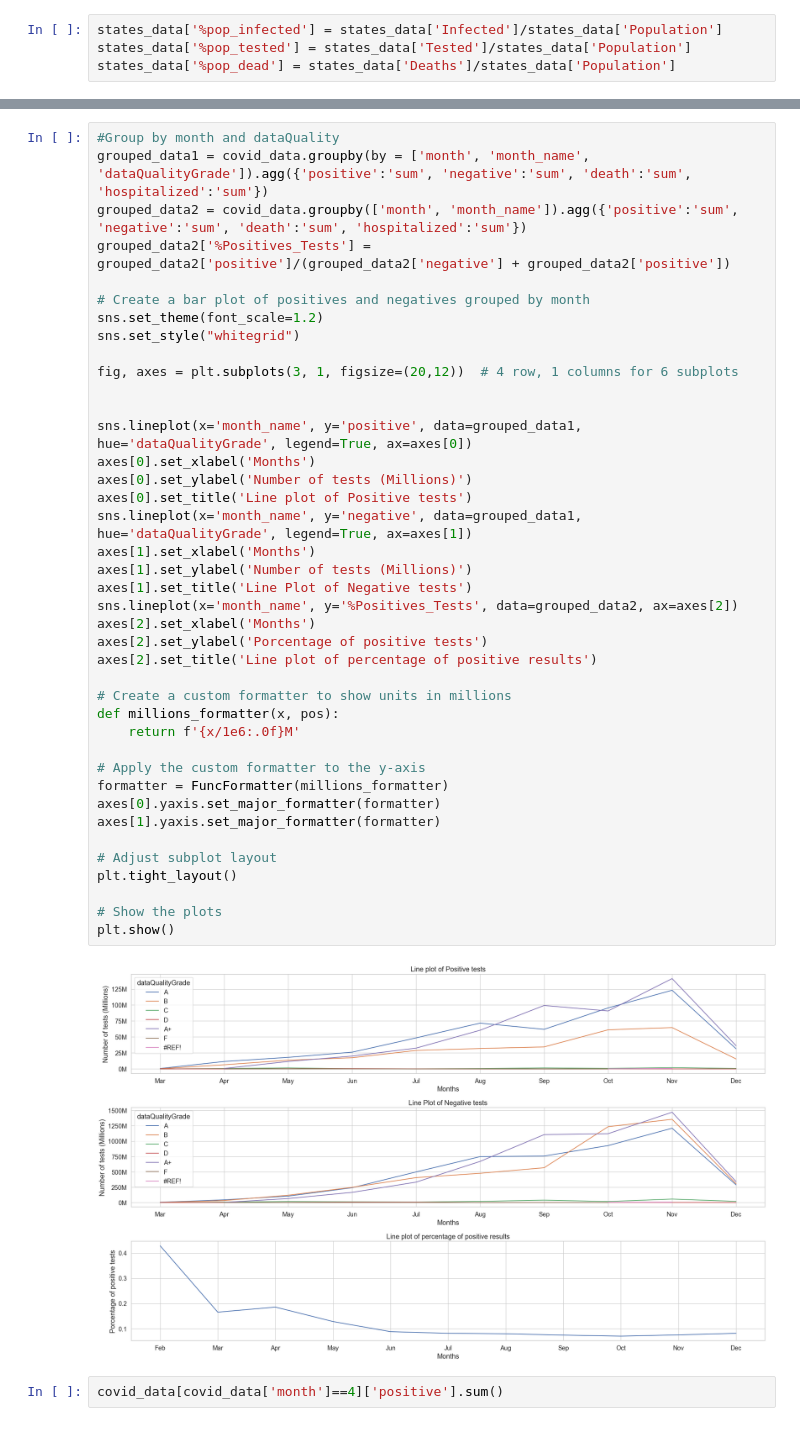
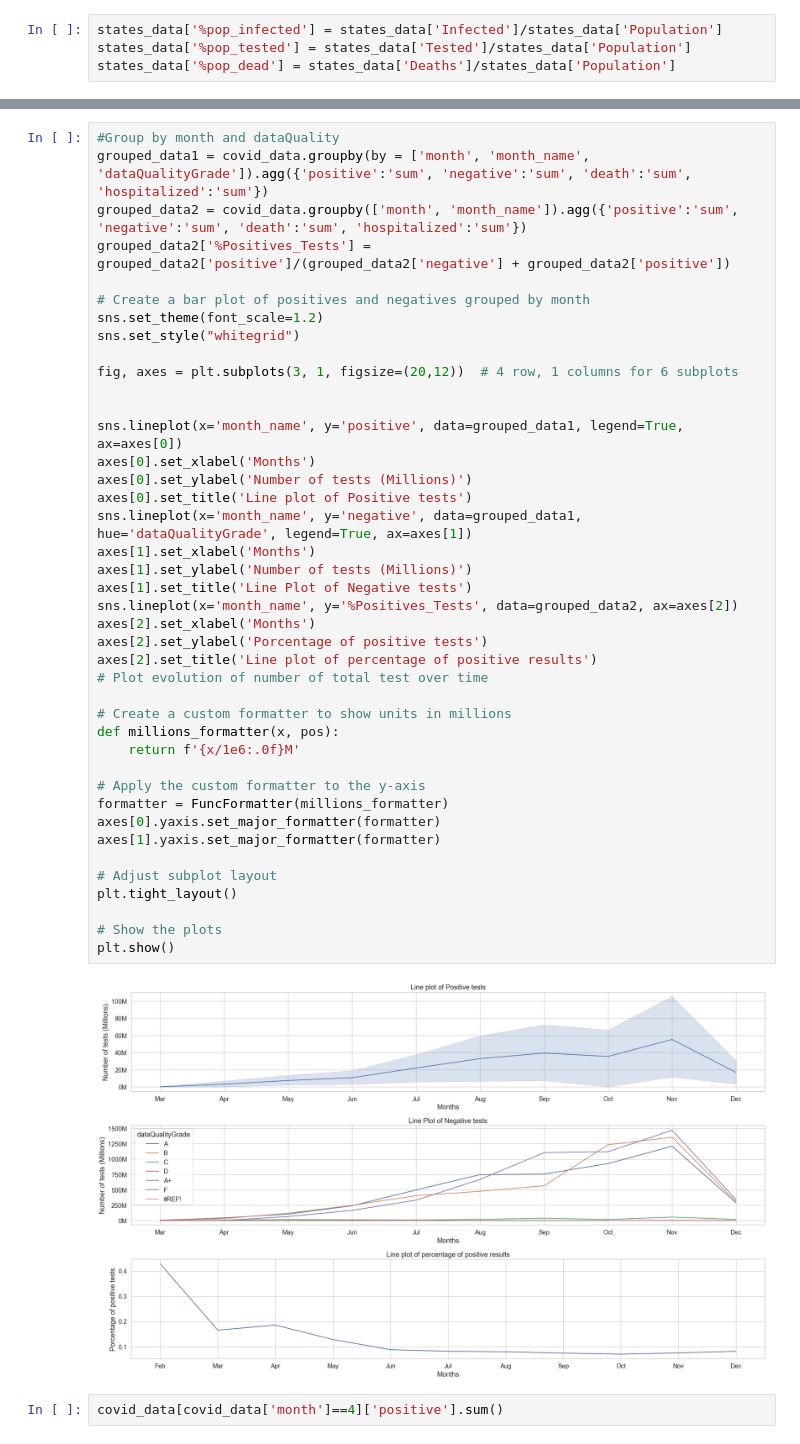
Before and after one commit to ollie-gats/BSE_brush_up_python_project, a Jupyter notebook: final_project_part1.ipynb, the cells around one changed output, grey strips where cells are left out. Cells and saved outputs as stored; diff of their text form.

```diff
--- a/final_project_part1.ipynb
+++ b/final_project_part1.ipynb
@@ -143,35 +143,36 @@ sns.set_style("whitegrid")
 fig, axes = plt.subplots(3, 1, figsize=(20,12))  # 4 row, 1 columns for 6 subplots
 
 
-sns.lineplot(x='month_name', y='positive', data=grouped_data1, hue='dataQualityGrade', legend=True, ax=axes[0])
+sns.lineplot(x='month_name', y='positive', data=grouped_data1, legend=True, ax=axes[0])
 axes[0].set_xlabel('Months')
 axes[0].set_ylabel('Number of tests (Millions)')
 axes[0].set_title('Line plot of Positive tests')
 sns.lineplot(x='month_name', y='negative', data=grouped_data1, hue='dataQualityGrade', legend=True, ax=axes[1])
 axes[1].set_xlabel('Months')
 axes[1].set_ylabel('Number of tests (Millions)')
 axes[1].set_title('Line Plot of Negative tests')
 sns.lineplot(x='month_name', y='%Positives_Tests', data=grouped_data2, ax=axes[2])
 axes[2].set_xlabel('Months')
 axes[2].set_ylabel('Porcentage of positive tests')
 axes[2].set_title('Line plot of percentage of positive results')
+# Plot evolution of number of total test over time
 
 # Create a custom formatter to show units in millions
 def millions_formatter(x, pos):
     return f'{x/1e6:.0f}M'
 
 # Apply the custom formatter to the y-axis
 formatter = FuncFormatter(millions_formatter)
 axes[0].yaxis.set_major_formatter(formatter)
 axes[1].yaxis.set_major_formatter(formatter)
 
 # Adjust subplot layout
 plt.tight_layout()
 
 # Show the plots
 plt.show()
 # %% [output]
-[figure, old version]
+[figure, new version]
 # %%
 covid_data[covid_data['month']==4]['positive'].sum()
 # %% [output]
```
Also changed, not shown: parts of 2 cells of this notebook.
